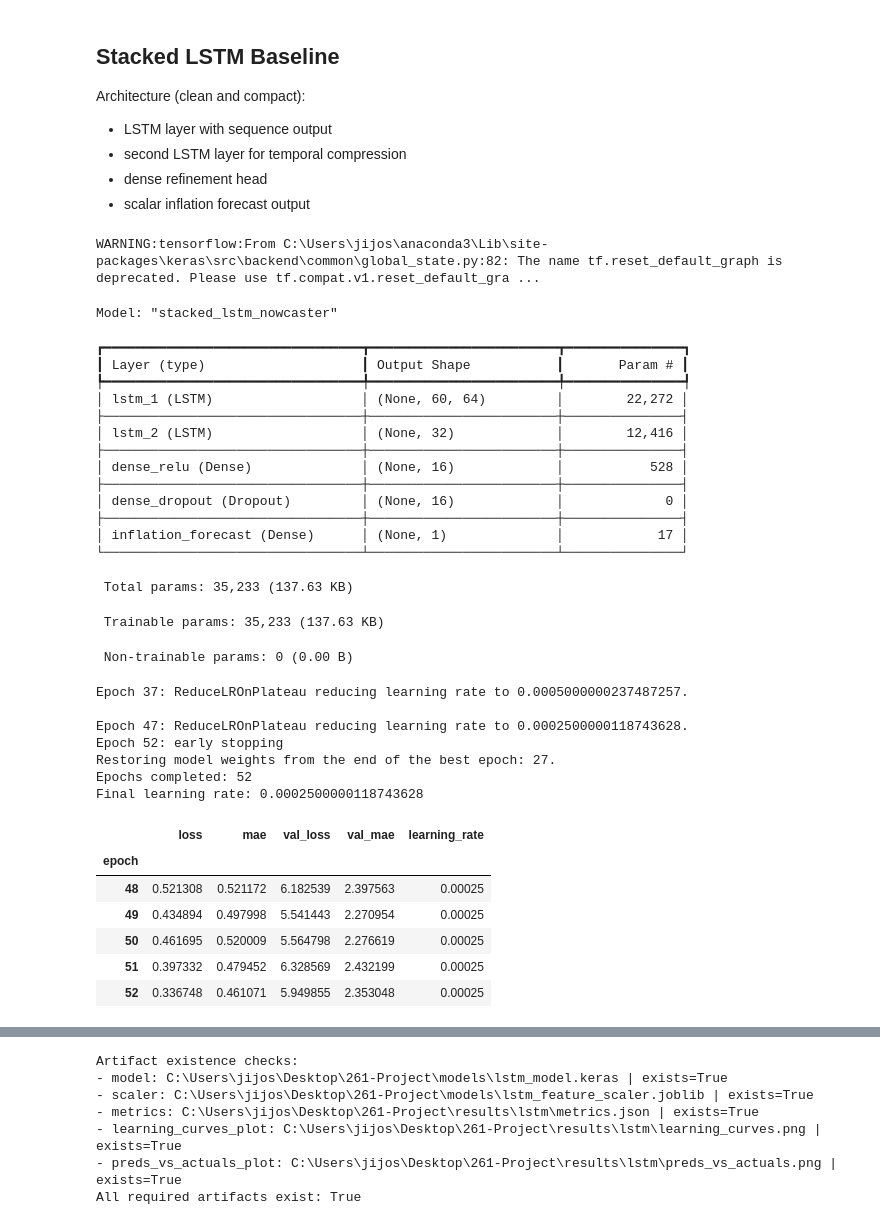
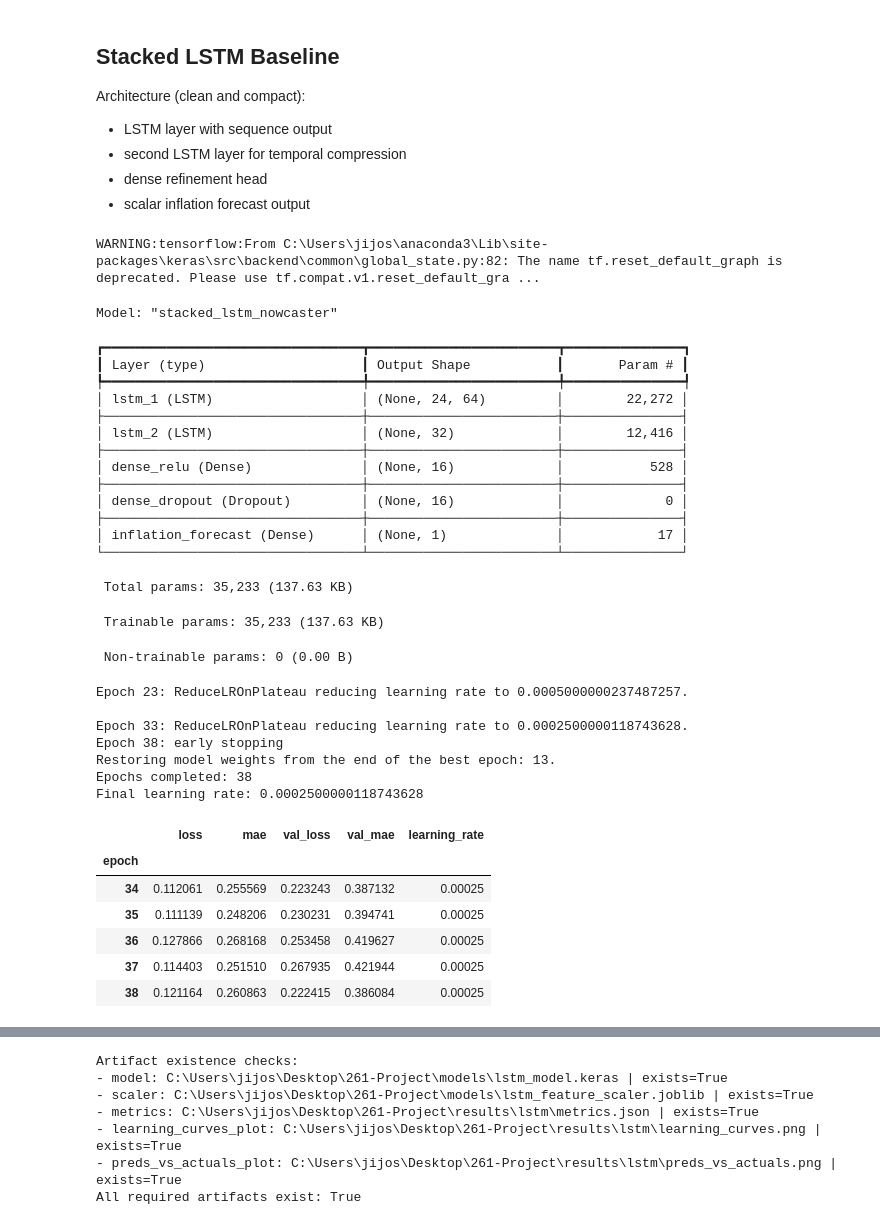
Before and after one commit to JadMouawad/261-Project, a Jupyter notebook: notebooks/04_lstm_nowcasting.ipynb, the cells around one changed output, grey strips where cells are left out. Saved outputs shown, nothing was run; the diff lists cells and outputs as text; code cells hidden in the pictures.

```diff
--- a/notebooks/04_lstm_nowcasting.ipynb
+++ b/notebooks/04_lstm_nowcasting.ipynb
@@ -80,7 +80,8 @@ All training choices are centralized in one config dictionary to avoid fragile f
 # %%
 CONFIG = {
     "seed": 42,
-    "lag_length": 60,
+    "lag_length": 24,
+    "target_mode": "delta",  # options: "level", "delta"
     "train_ratio": 0.70,
     "val_ratio": 0.15,
     "epochs": 220,
@@ -102,6 +103,8 @@ CONFIG = {
 
 if CONFIG["lag_length"] <= 0:
     raise ValueError("lag_length must be positive")
+if CONFIG["target_mode"] not in {"level", "delta"}:
+    raise ValueError("target_mode must be 'level' or 'delta'")
 if not (0.0 < CONFIG["train_ratio"] < 1.0 and 0.0 < CONFIG["val_ratio"] < 1.0):
     raise ValueError("train_ratio and val_ratio must be in (0,1)")
 if CONFIG["train_ratio"] + CONFIG["val_ratio"] >= 1.0:
@@ -337,6 +340,18 @@ y_train = sequence_data["y_train_seq"].astype(np.float32)
 y_val = sequence_data["y_val_seq"].astype(np.float32)
 y_test = sequence_data["y_test_seq"].astype(np.float32)
 
+# Use Inflation_prev as anchor for residual/delta modeling.
+p_train = X_df.loc[sequence_data["idx_train_seq"], "Inflation_prev"].values.astype(np.float32)
+p_val = X_df.loc[sequence_data["idx_val_seq"], "Inflation_prev"].values.astype(np.float32)
+p_test = X_df.loc[sequence_data["idx_test_seq"], "Inflation_prev"].values.astype(np.float32)
+
+if CONFIG["target_mode"] == "delta":
+    y_train_fit = y_train - p_train
+    y_val_fit = y_val - p_val
+else:
+    y_train_fit = y_train
+    y_val_fit = y_val
+
 idx_test = sequence_data["idx_test_seq"]
 
 print("Training shape:", X_train.shape, y_train.shape)
@@ -344,6 +359,7 @@ print("Validation shape:", X_val.shape, y_val.shape)
 print("Test shape:", X_test.shape, y_test.shape)
 print("Feature count:", X_train.shape[2])
 print("Lag length used:", CONFIG["lag_length"])
+print("Target mode:", CONFIG["target_mode"])
 print("Validation context start idx:", sequence_data["val_ctx_start"])
 print("Test context start idx:", sequence_data["test_ctx_start"])
 # %% [output]
@@ -417,8 +434,8 @@ reduce_lr = tf.keras.callbacks.ReduceLROnPlateau(
 
 history = model.fit(
     X_train,
-    y_train,
-    validation_data=(X_val, y_val),
+    y_train_fit,
+    validation_data=(X_val, y_val_fit),
     epochs=CONFIG["epochs"],
     batch_size=CONFIG["batch_size"],
     shuffle=False,
@@ -428,44 +445,44 @@ history = model.fit(
 
 history_df = pd.DataFrame(history.history)
 history_df.index = np.arange(1, len(history_df) + 1)
 history_df.index.name = "epoch"
 
 print("Epochs completed:", len(history_df))
 print("Final learning rate:", float(tf.keras.backend.get_value(model.optimizer.learning_rate)))
 history_df.tail(5)
 # %% [output]
 WARNING:tensorflow:From C:\Users\jijos\anaconda3\Lib\site-packages\keras\src\backend\common\global_state.py:82: The name tf.reset_default_graph is deprecated. Please use tf.compat.v1.reset_default_gra ...
 Model: "stacked_lstm_nowcaster"
 ┏━━━━━━━━━━━━━━━━━━━━━━━━━━━━━━━━━┳━━━━━━━━━━━━━━━━━━━━━━━━┳━━━━━━━━━━━━━━━┓
 ┃ Layer (type)                    ┃ Output Shape           ┃       Param # ┃
 ┡━━━━━━━━━━━━━━━━━━━━━━━━━━━━━━━━━╇━━━━━━━━━━━━━━━━━━━━━━━━╇━━━━━━━━━━━━━━━┩
-│ lstm_1 (LSTM)                   │ (None, 60, 64)         │        22,272 │
+│ lstm_1 (LSTM)                   │ (None, 24, 64)         │        22,272 │
 ├─────────────────────────────────┼────────────────────────┼───────────────┤
 │ lstm_2 (LSTM)                   │ (None, 32)             │        12,416 │
 ├─────────────────────────────────┼────────────────────────┼───────────────┤
 │ dense_relu (Dense)              │ (None, 16)             │           528 │
 ├─────────────────────────────────┼────────────────────────┼───────────────┤
 │ dense_dropout (Dropout)         │ (None, 16)             │             0 │
 ├─────────────────────────────────┼────────────────────────┼───────────────┤
 │ inflation_forecast (Dense)      │ (None, 1)              │            17 │
 └─────────────────────────────────┴────────────────────────┴───────────────┘
  Total params: 35,233 (137.63 KB)
  Trainable params: 35,233 (137.63 KB)
  Non-trainable params: 0 (0.00 B)
-Epoch 37: ReduceLROnPlateau reducing learning rate to 0.0005000000237487257.
+Epoch 23: ReduceLROnPlateau reducing learning rate to 0.0005000000237487257.
 
-Epoch 47: ReduceLROnPlateau reducing learning rate to 0.0002500000118743628.
-Epoch 52: early stopping
-Restoring model weights from the end of the best epoch: 27.
-Epochs completed: 52
+Epoch 33: ReduceLROnPlateau reducing learning rate to 0.0002500000118743628.
+Epoch 38: early stopping
+Restoring model weights from the end of the best epoch: 13.
+Epochs completed: 38
 Final learning rate: 0.0002500000118743628
 |  | loss | mae | val_loss | val_mae | learning_rate |
 | epoch |  |  |  |  |  |
-| 48 | 0.521308 | 0.521172 | 6.182539 | 2.397563 | 0.00025 |
-| 49 | 0.434894 | 0.497998 | 5.541443 | 2.270954 | 0.00025 |
-| 50 | 0.461695 | 0.520009 | 5.564798 | 2.276619 | 0.00025 |
-| 51 | 0.397332 | 0.479452 | 6.328569 | 2.432199 | 0.00025 |
-| 52 | 0.336748 | 0.461071 | 5.949855 | 2.353048 | 0.00025 |
+| 34 | 0.112061 | 0.255569 | 0.223243 | 0.387132 | 0.00025 |
+| 35 | 0.111139 | 0.248206 | 0.230231 | 0.394741 | 0.00025 |
+| 36 | 0.127866 | 0.268168 | 0.253458 | 0.419627 | 0.00025 |
+| 37 | 0.114403 | 0.251510 | 0.267935 | 0.421944 | 0.00025 |
+| 38 | 0.121164 | 0.260863 | 0.222415 | 0.386084 | 0.00025 |
 # %%
 best_epoch = int(history_df["val_loss"].idxmin())
 best_val_loss = float(history_df["val_loss"].min())
```
Also changed, not shown: parts of 6 cells of this notebook, 2 other files.
